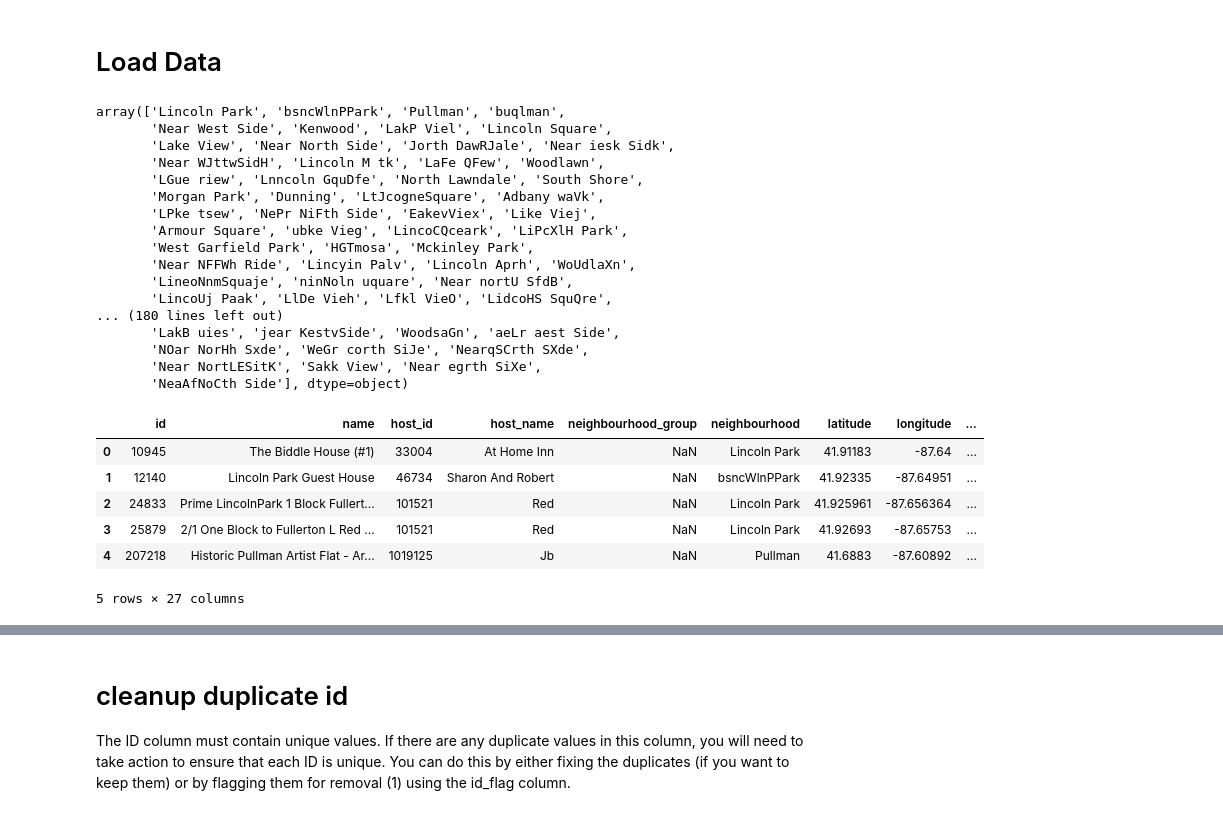
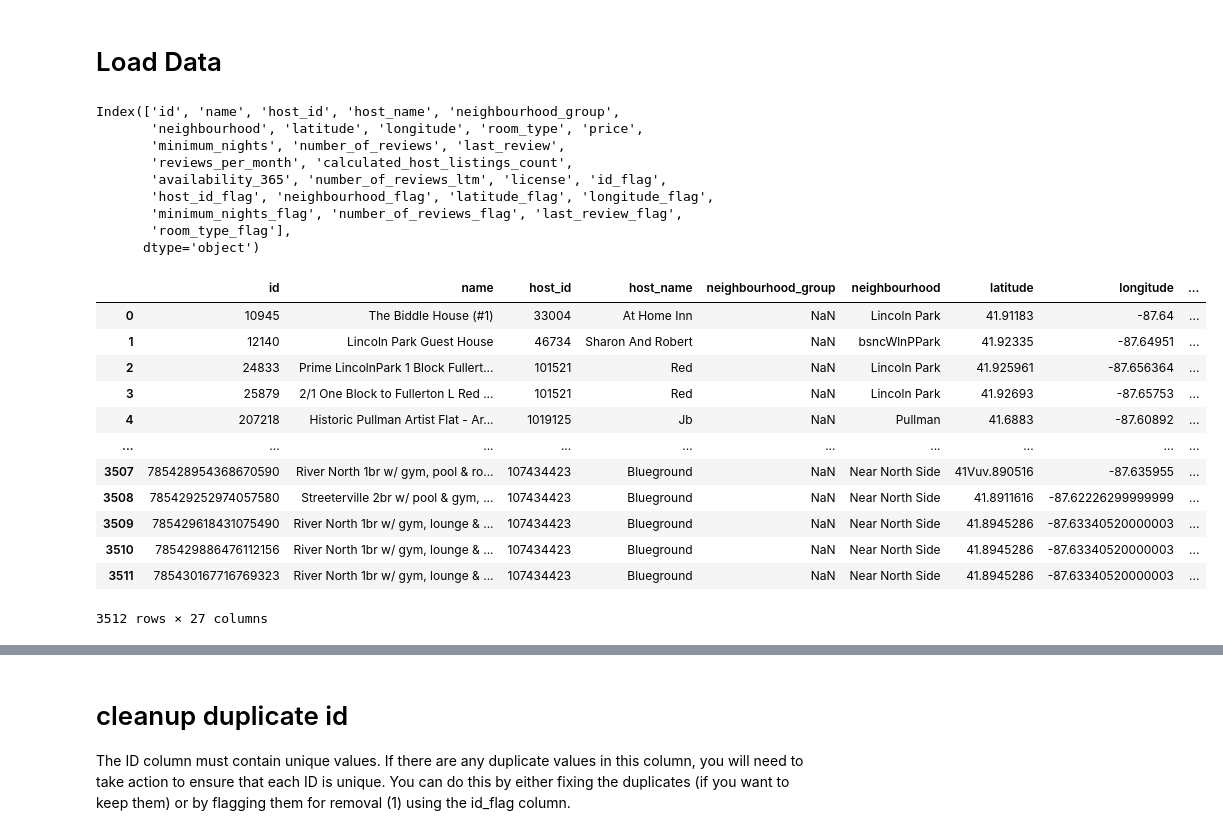
Before and after one commit to nikolausn/collab-use-case, a Jupyter notebook: vertical_collaboration/case_1/Airbnb-Solution-Template.ipynb, the cells around one changed output, grey strips where cells are left out. Cells and saved outputs as stored; diff of their text form; code cells hidden in the pictures.

```diff
--- a/vertical_collaboration/case_1/Airbnb-Solution-Template.ipynb
+++ b/vertical_collaboration/case_1/Airbnb-Solution-Template.ipynb
@@ -74,32 +74,30 @@ Besides the columns above, there are columns pre-defined for flagging the rows b
 # %%
 airbnb_pd = pd.read_csv("chicago_vert_dataset.csv")
 # %%
-airbnb_pd.neighbourhood.unique()
+airbnb_pd.columns
 # %% [output]
-array(['Lincoln Park', 'bsncWlnPPark', 'Pullman', 'buqlman',
-       'Near West Side', 'Kenwood', 'LakP Viel', 'Lincoln Square',
-       'Lake View', 'Near North Side', 'Jorth DawRJale', 'Near iesk Sidk',
-       'Near WJttwSidH', 'Lincoln M tk', 'LaFe QFew', 'Woodlawn',
-       'LGue riew', 'Lnncoln GquDfe', 'North Lawndale', 'South Shore',
-       'Morgan Park', 'Dunning', 'LtJcogneSquare', 'Adbany waVk',
-       'LPke tsew', 'NePr NiFth Side', 'EakevViex', 'Like Viej',
-       'Armour Square', 'ubke Vieg', 'LincoCQceark', 'LiPcXlH Park',
-       'West Garfield Park', 'HGTmosa', 'Mckinley Park',
-       'Near NFFWh Ride', 'Lincyin Palv', 'Lincoln Aprh', 'WoUdlaXn',
-       'LineoNnmSquaje', 'ninNoln uquare', 'Near nortU SfdB',
-       'LincoUj Paak', 'LlDe Vieh', 'Lfkl VieO', 'LidcoHS SquQre',
-... (180 lines left out)
-       'LakB uies', 'jear KestvSide', 'WoodsaGn', 'aeLr aest Side',
-       'NOar NorHh Sxde', 'WeGr corth SiJe', 'NearqSCrth SXde',
-       'Near NortLESitK', 'Sakk View', 'Near egrth SiXe',
-       'NeaAfNoCth Side'], dtype=object)
+Index(['id', 'name', 'host_id', 'host_name', 'neighbourhood_group',
+       'neighbourhood', 'latitude', 'longitude', 'room_type', 'price',
+       'minimum_nights', 'number_of_reviews', 'last_review',
+       'reviews_per_month', 'calculated_host_listings_count',
+       'availability_365', 'number_of_reviews_ltm', 'license', 'id_flag',
+       'host_id_flag', 'neighbourhood_flag', 'latitude_flag', 'longitude_flag',
+       'minimum_nights_flag', 'number_of_reviews_flag', 'last_review_flag',
+       'room_type_flag'],
+      dtype='object')
 # %%
-airbnb_pd.head()
+airbnb_pd
 # %% [output]
 |  | id | name | host_id | host_name | neighbourhood_group | neighbourhood | latitude | longitude | ... |
 | 0 | 10945 | The Biddle House (#1) | 33004 | At Home Inn | NaN | Lincoln Park | 41.91183 | -87.64 | ... |
 | 1 | 12140 | Lincoln Park Guest House | 46734 | Sharon And Robert | NaN | bsncWlnPPark | 41.92335 | -87.64951 | ... |
 | 2 | 24833 | Prime LincolnPark 1 Block Fullert... | 101521 | Red | NaN | Lincoln Park | 41.925961 | -87.656364 | ... |
 | 3 | 25879 | 2/1 One Block to Fullerton L Red ... | 101521 | Red | NaN | Lincoln Park | 41.92693 | -87.65753 | ... |
 | 4 | 207218 | Historic Pullman Artist Flat - Ar... | 1019125 | Jb | NaN | Pullman | 41.6883 | -87.60892 | ... |
+| ... | ... | ... | ... | ... | ... | ... | ... | ... | ... |
+| 3507 | 785428954368670590 | River North 1br w/ gym, pool & ro... | 107434423 | Blueground | NaN | Near North Side | 41Vuv.890516 | -87.635955 | ... |
+| 3508 | 785429252974057580 | Streeterville 2br w/ pool & gym, ... | 107434423 | Blueground | NaN | Near North Side | 41.8911616 | -87.62226299999999 | ... |
+| 3509 | 785429618431075490 | River North 1br w/ gym, lounge & ... | 107434423 | Blueground | NaN | Near North Side | 41.8945286 | -87.63340520000003 | ... |
+| 3510 | 785429886476112156 | River North 1br w/ gym, lounge & ... | 107434423 | Blueground | NaN | Near North Side | 41.8945286 | -87.63340520000003 | ... |
+| 3511 | 785430167716769323 | River North 1br w/ gym, lounge & ... | 107434423 | Blueground | NaN | Near North Side | 41.8945286 | -87.63340520000003 | ... |
-5 rows × 27 columns
+3512 rows × 27 columns
```
Also changed, not shown: parts of 37 cells of this notebook, 1 other file.
